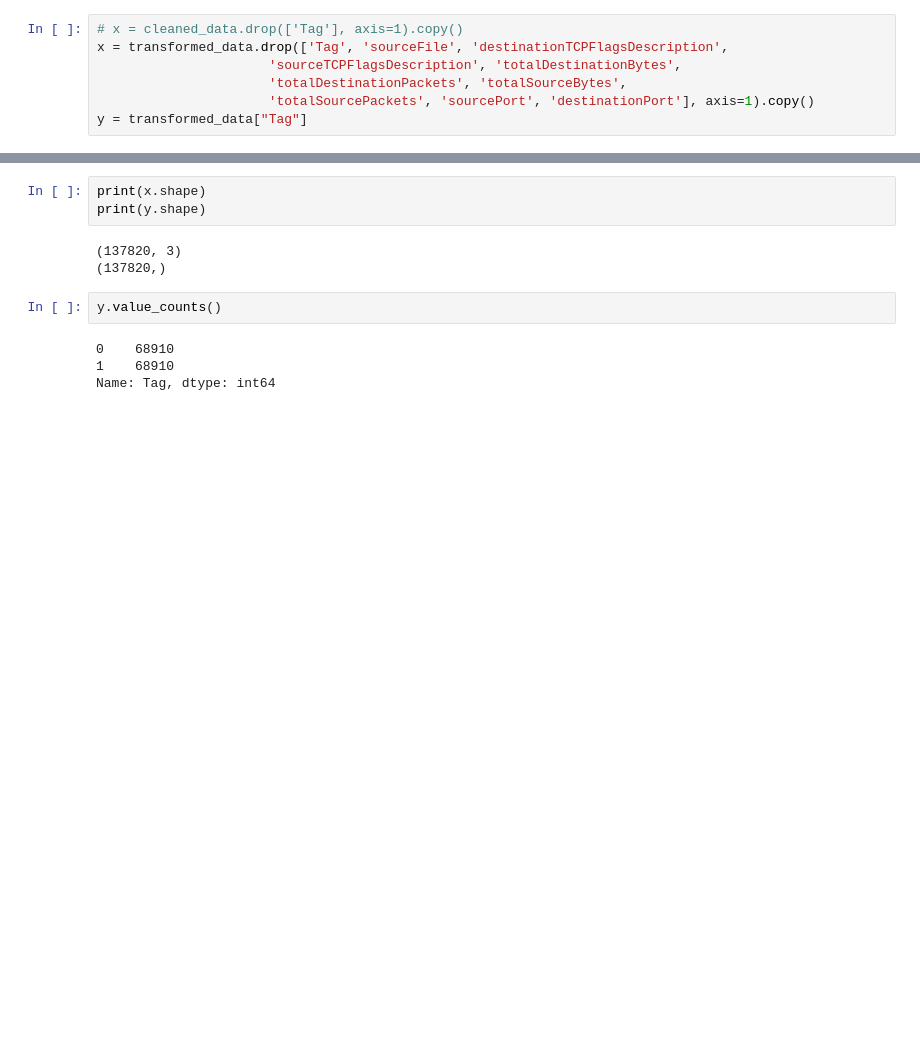
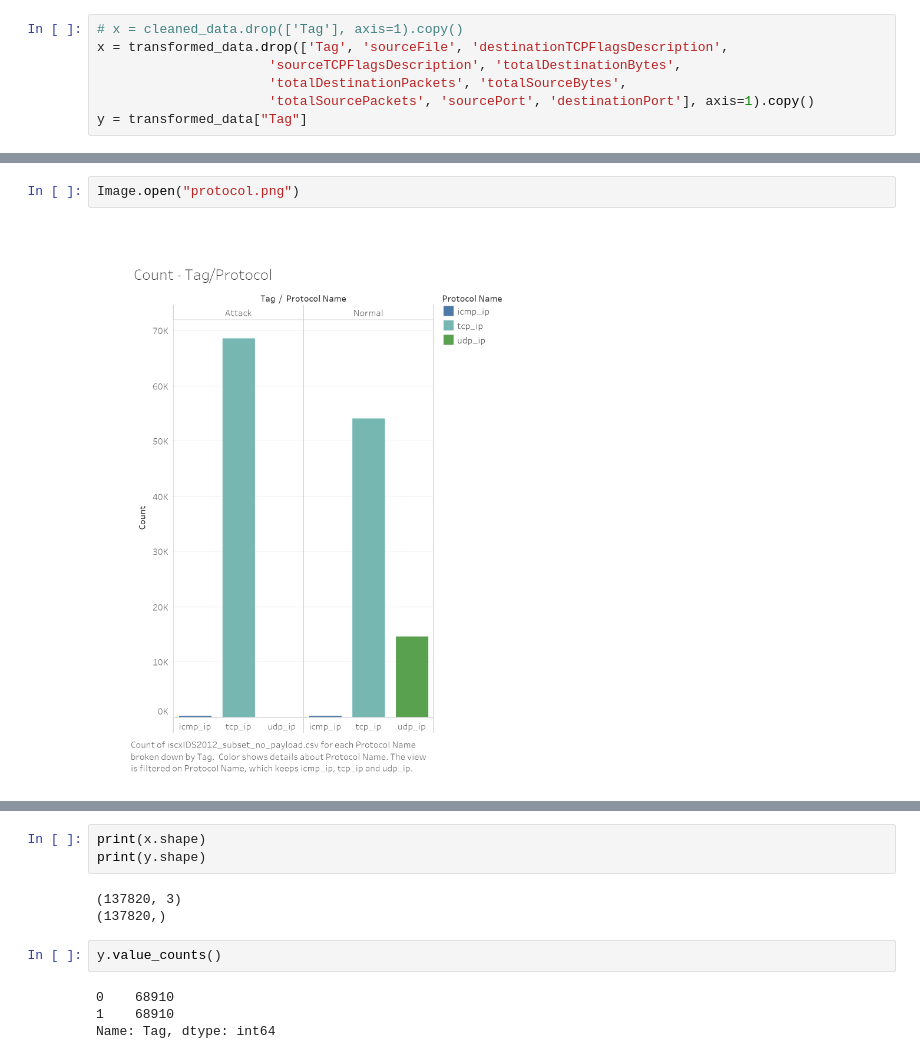
Before and after one commit to khangusername/The-UMBC-Duo, a Jupyter notebook: DataChallenge.ipynb, the cells around one changed output, grey strips where cells are left out. Cells and saved outputs as stored; diff of their text form; blank space fills up the shorter version.

```diff
--- a/DataChallenge.ipynb
+++ b/DataChallenge.ipynb
@@ -176,0 +180,4 @@ y = transformed_data["Tag"]
+# %%
+Image.open("protocol.png")
+# %% [output]
+[figure, added]
```
Also changed, not shown: parts of 9 cells of this notebook.
